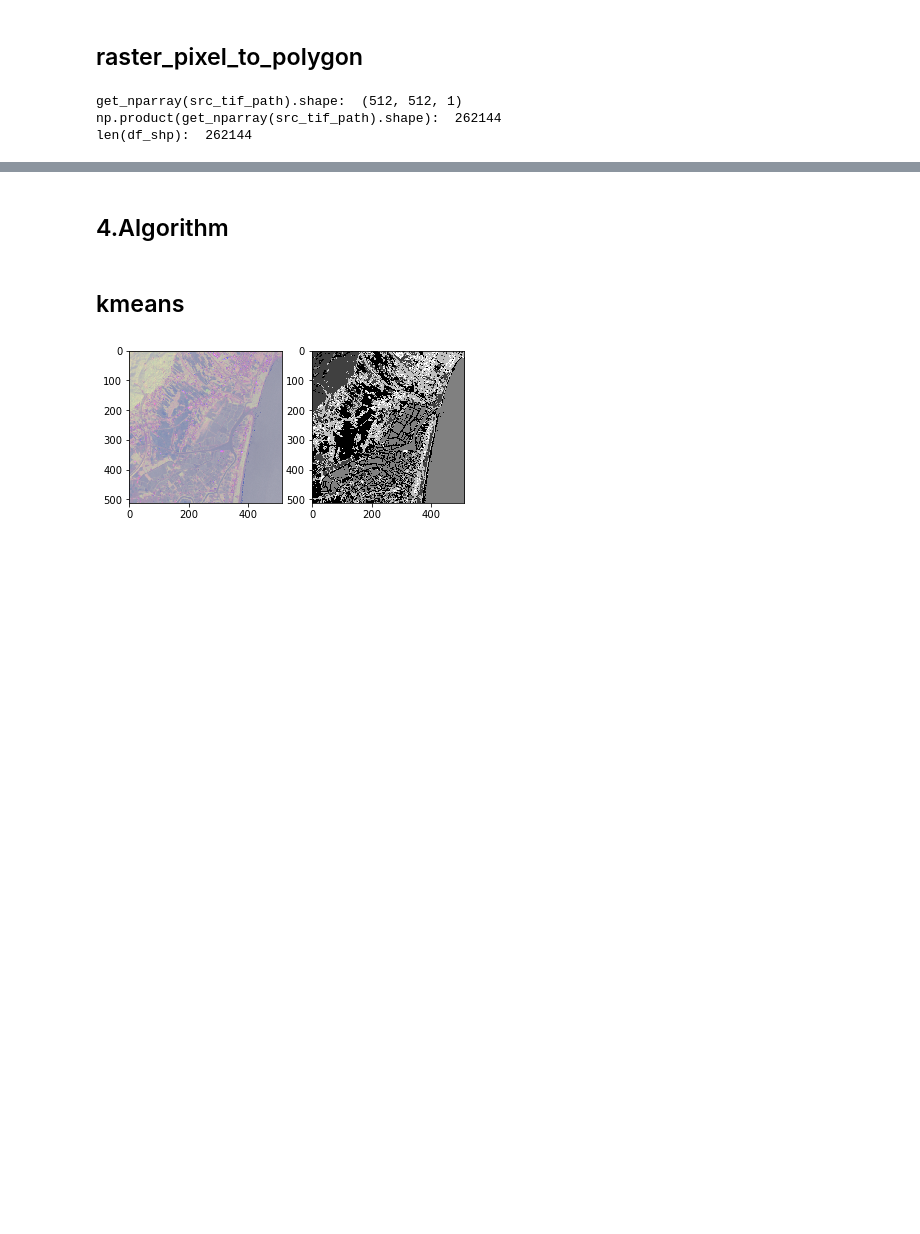
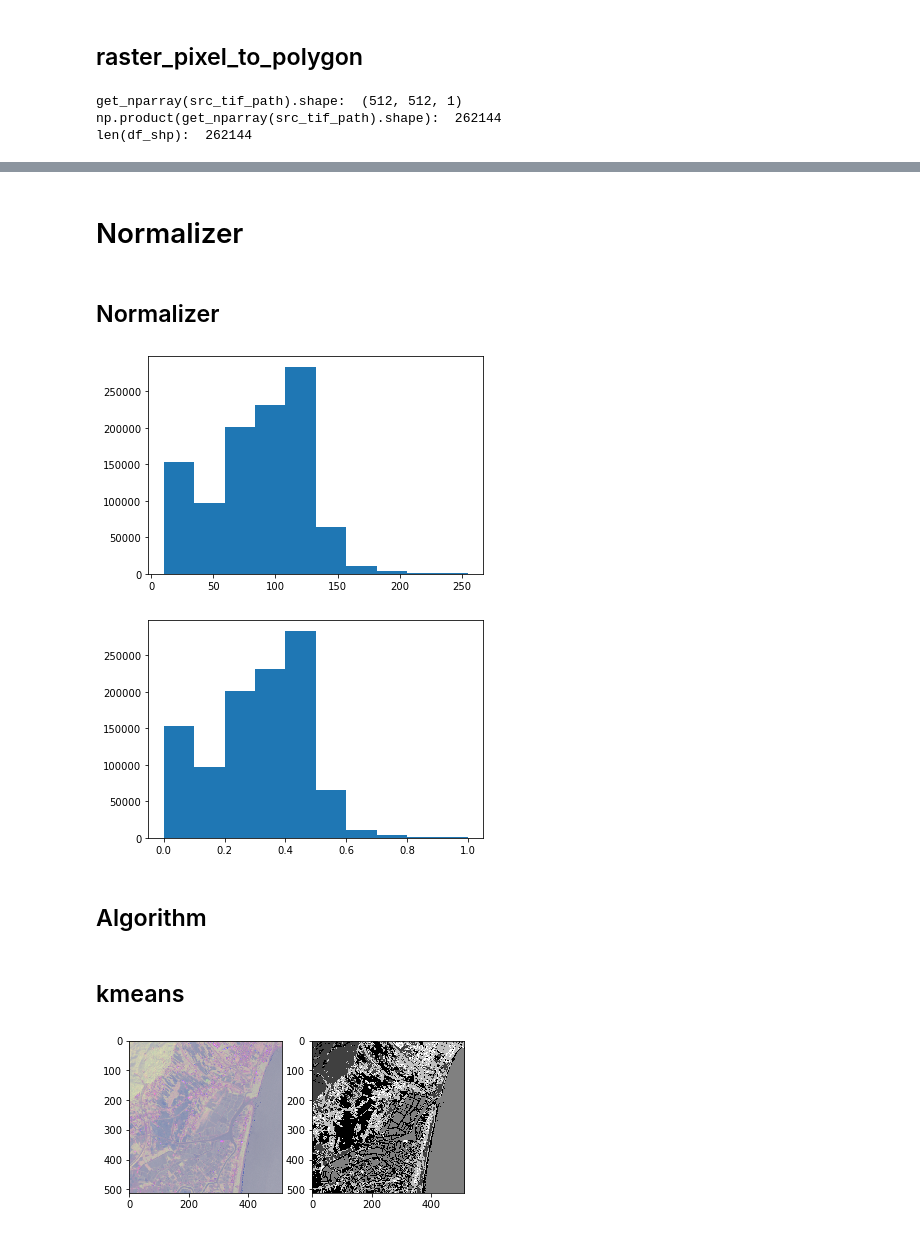
Before and after one commit to thinktron/TronGisPy, a Jupyter notebook: Tutorial.ipynb, the cells around one changed output, grey strips where cells are left out. Drawn from its saved outputs; the diff is of its cells as text; code cells hidden in the pictures; blank space fills up the shorter version.

```diff
--- a/Tutorial.ipynb
+++ b/Tutorial.ipynb
@@ -278,5 +199,21 @@ len(df_shp):  262144
+# %% [markdown]
+# Normalizer
+# %% [markdown]
+## Normalizer
+# %%
+cols, rows, bands, geo_transform, projection, dtype_gdal, no_data_value = get_geo_info(satellite_tif_path)
+X = get_nparray(satellite_tif_path)
+plt.hist(X.flatten())
+plt.show()
+
+X_norm = Normalizer().fit_transform(X)
+plt.hist(X_norm.flatten())
+plt.show()
+# %% [output]
+[figure, added]
+[figure, added]
 # %% [markdown]
-## 4.Algorithm
+## Algorithm
 # %% [markdown]
 ## kmeans
 # %%
```
Also changed, not shown: parts of 47 cells of this notebook.
